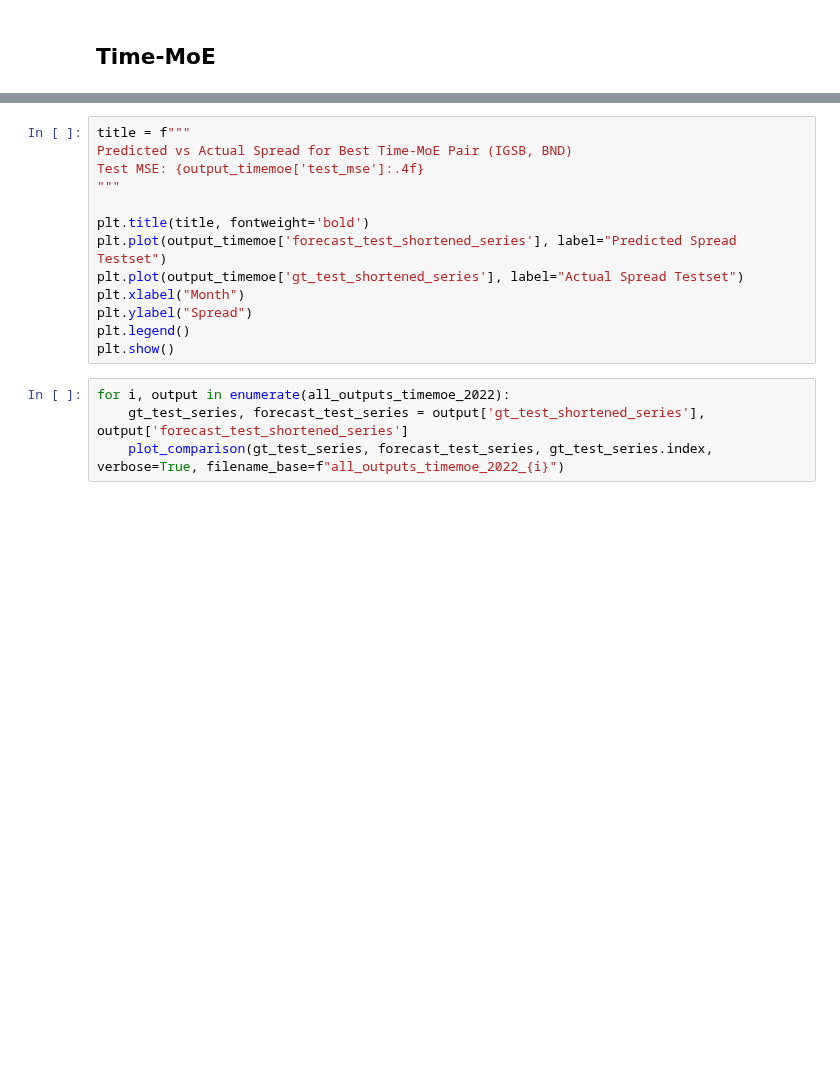
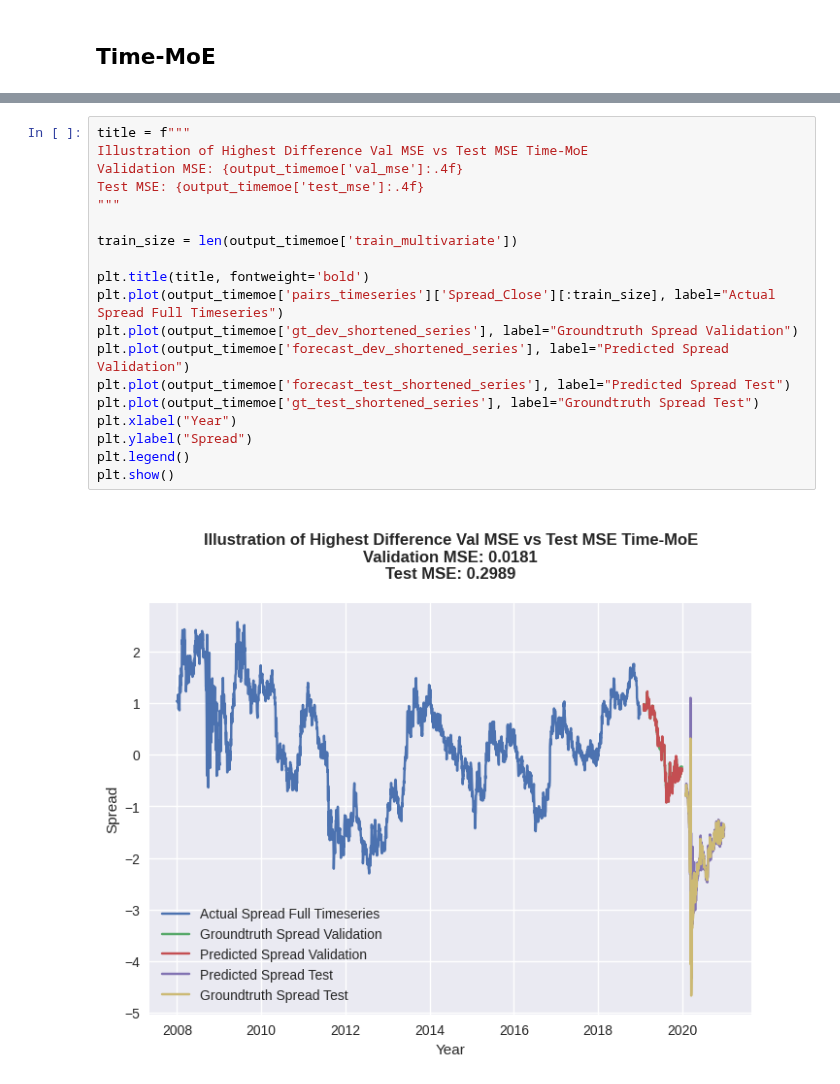
Before and after one commit to maviddoerdijk/bsc-thesis, a Jupyter notebook: exp/end_results_sup_analysis_test_mse_profitability.ipynb, the cells around one changed output, grey strips where cells are left out. Saved outputs shown, nothing was run; the diff lists cells and outputs as text; blank space fills up the shorter version.

```diff
--- a/exp/end_results_sup_analysis_test_mse_profitability.ipynb
+++ b/exp/end_results_sup_analysis_test_mse_profitability.ipynb
@@ -625,17 +1211,21 @@ Checkout your internet connection or see how to run the library in offline mode
 # %%
 title = f"""
-Predicted vs Actual Spread for Best Time-MoE Pair (IGSB, BND)
+Illustration of Highest Difference Val MSE vs Test MSE Time-MoE
+Validation MSE: {output_timemoe['val_mse']:.4f}
 Test MSE: {output_timemoe['test_mse']:.4f}
 """
 
+train_size = len(output_timemoe['train_multivariate'])
+
 plt.title(title, fontweight='bold')
-plt.plot(output_timemoe['forecast_test_shortened_series'], label="Predicted Spread Testset")
-plt.plot(output_timemoe['gt_test_shortened_series'], label="Actual Spread Testset")
-plt.xlabel("Month")
+plt.plot(output_timemoe['pairs_timeseries']['Spread_Close'][:train_size], label="Actual Spread Full Timeseries")
+plt.plot(output_timemoe['gt_dev_shortened_series'], label="Groundtruth Spread Validation")
+plt.plot(output_timemoe['forecast_dev_shortened_series'], label="Predicted Spread Validation")
+plt.plot(output_timemoe['forecast_test_shortened_series'], label="Predicted Spread Test")
+plt.plot(output_timemoe['gt_test_shortened_series'], label="Groundtruth Spread Test")
+plt.xlabel("Year")
 plt.ylabel("Spread")
 plt.legend()
 plt.show()
+# %% [output]
+[figure, added]
-# %%
-for i, output in enumerate(all_outputs_timemoe_2022):
-    gt_test_series, forecast_test_series = output['gt_test_shortened_series'], output['forecast_test_shortened_series']
-    plot_comparison(gt_test_series, forecast_test_series, gt_test_series.index, verbose=True, filename_base=f"all_outputs_timemoe_2022_{i}")
```
Also changed, not shown: parts of 11 cells of this notebook.
